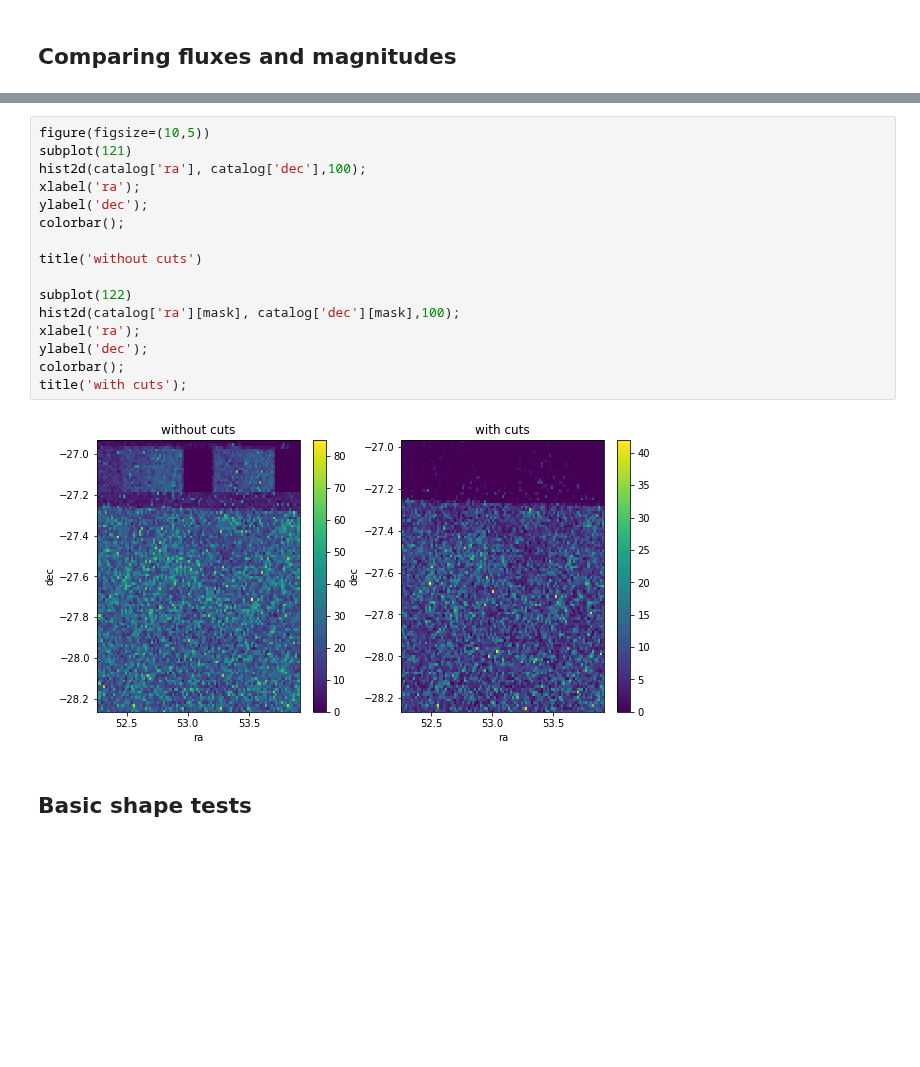
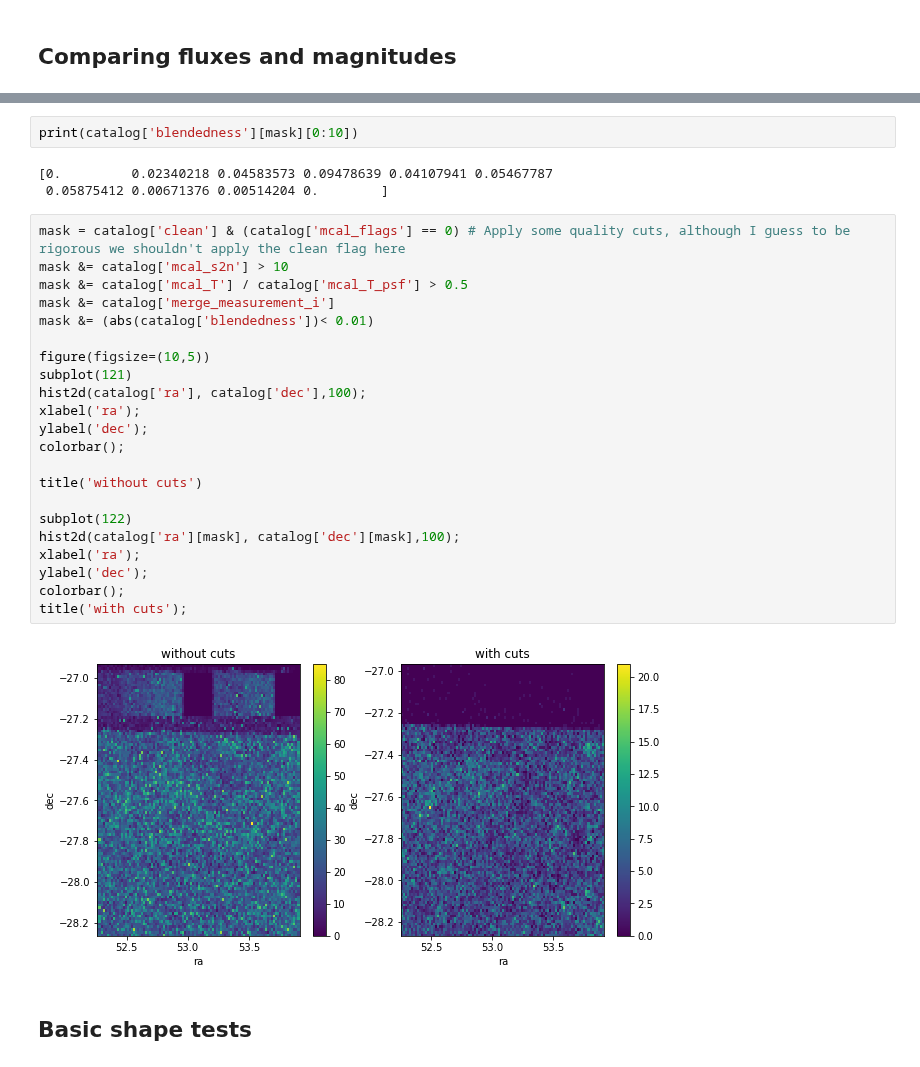
Before and after one commit to LSSTDESC/DC2-analysis, a Jupyter notebook: validation/Run_1.2i_metacal_tests.ipynb, the cells around one changed output, grey strips where cells are left out. Drawn from its saved outputs; the diff is of its cells as text; blank space fills up the shorter version.

```diff
--- a/validation/Run_1.2i_metacal_tests.ipynb
+++ b/validation/Run_1.2i_metacal_tests.ipynb
@@ -119,21 +356,32 @@ ylabel('Ratio mcal_flux/cmodel_flux');
+# %%
+print(catalog['blendedness'][mask][0:10])
+# %% [output]
+[0.         0.02340218 0.04583573 0.09478639 0.04107941 0.05467787
+ 0.05875412 0.00671376 0.00514204 0.        ]
 # %%
+mask = catalog['clean'] & (catalog['mcal_flags'] == 0) # Apply some quality cuts, although I guess to be rigorous we shouldn't apply the clean flag here
+mask &= catalog['mcal_s2n'] > 10
+mask &= catalog['mcal_T'] / catalog['mcal_T_psf'] > 0.5
+mask &= catalog['merge_measurement_i']
+mask &= (abs(catalog['blendedness'])< 0.01)
+
 figure(figsize=(10,5))
 subplot(121)
 hist2d(catalog['ra'], catalog['dec'],100);
 xlabel('ra');
 ylabel('dec');
 colorbar();
 
 title('without cuts')
 
 subplot(122)
 hist2d(catalog['ra'][mask], catalog['dec'][mask],100);
 xlabel('ra');
 ylabel('dec');
 colorbar();
 title('with cuts');
 # %% [output]
-[figure, old version]
+[figure, new version]
 # %% [markdown]
 ## Basic shape tests
 # %%
```
Also changed, not shown: parts of 27 cells of this notebook.
